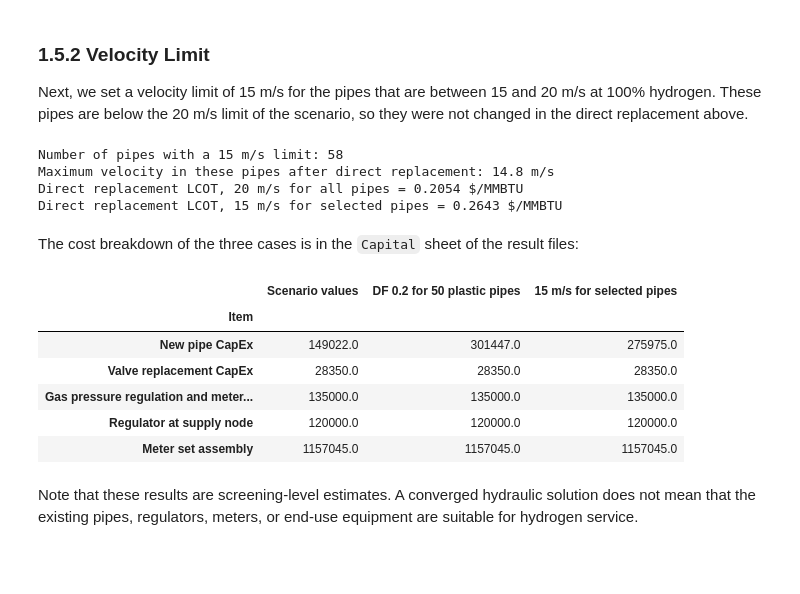
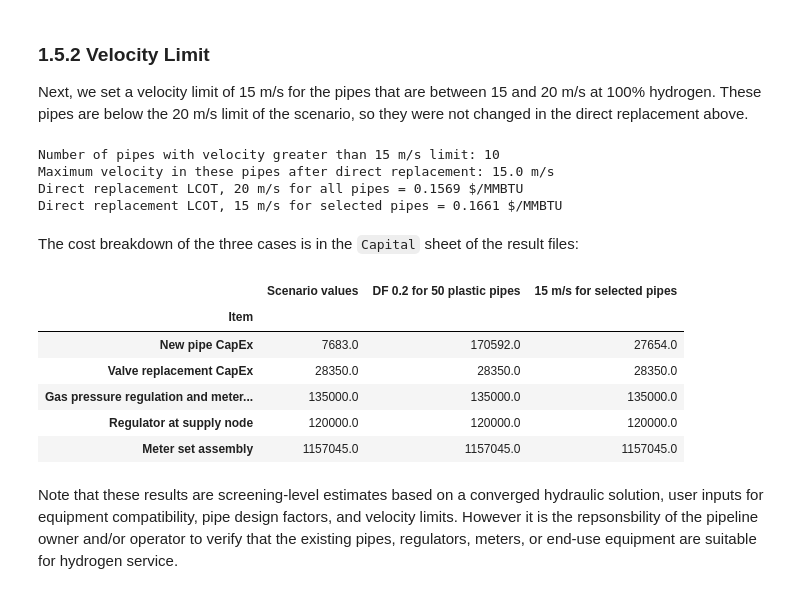
Before and after one commit to NatLabRockies/BlendPATH, a Jupyter notebook: examples/walkthrough_distribution.ipynb, the cells around one changed output. Drawn from its saved outputs; the diff is of its cells as text; code cells hidden in the pictures; blank space fills up the shorter version.

```diff
--- a/examples/walkthrough_distribution.ipynb
+++ b/examples/walkthrough_distribution.ipynb
@@ -327,12 +289,12 @@ Lowering the design factor reduces the design pressure of the selected plastic p
 
 Next, we set a velocity limit of 15 m/s for the pipes that are between 15 and 20 m/s at 100% hydrogen. These pipes are below the 20 m/s limit of the scenario, so they were not changed in the direct replacement above.
 # %%
-vl_scenario = BlendPATH.BlendPATH_scenario(casestudy_name="distribution_example", scenario_type="distribution", design_option=0.32, blend=1.0, filename_suffix="_low_velocity")
+vl_scenario = BlendPATH.BlendPATH_scenario(casestudy_name="distribution_example", scenario_type="distribution", blend=1.0, filename_suffix="_low_velocity")
 vl_scenario.max_velocity_distribution = 20
 vl_scenario.network.solve(c_relax=2.0)
 
 # names of the pipes between 15 and 20 m/s
-vl_pipes = [pipe.name for pipe in vl_scenario.network.pipes.values() if 15 < pipe.v_max <= 20]
+vl_pipes = [pipe.name for pipe in vl_scenario.network.pipes.values() if 15 <= pipe.v_max]
 
 for pipe_name in vl_pipes:
     vl_scenario.network.pipes[pipe_name].velocity_limit = 15
@@ -340,36 +302,36 @@ for pipe_name in vl_pipes:
 vl_lcot = float(vl_scenario.run_mod(mod_type="DR"))
 vl_network = vl_scenario.new_network
 
-print(f"Number of pipes with a 15 m/s limit: {len(vl_pipes)}")
+print(f"Number of pipes with velocity greater than 15 m/s limit: {len(vl_pipes)}")
 print(f"Maximum velocity in these pipes after direct replacement: {max(vl_network.pipes[pipe_name].v_max for pipe_name in vl_pipes):.1f} m/s")
 print(f"Direct replacement LCOT, 20 m/s for all pipes = {dr_lcot:.4f} $/MMBTU")
 print(f"Direct replacement LCOT, 15 m/s for selected pipes = {vl_lcot:.4f} $/MMBTU")
 # %% [output]
-Number of pipes with a 15 m/s limit: 58
-Maximum velocity in these pipes after direct replacement: 14.8 m/s
-Direct replacement LCOT, 20 m/s for all pipes = 0.2054 $/MMBTU
-Direct replacement LCOT, 15 m/s for selected pipes = 0.2643 $/MMBTU
+Number of pipes with velocity greater than 15 m/s limit: 10
+Maximum velocity in these pipes after direct replacement: 15.0 m/s
+Direct replacement LCOT, 20 m/s for all pipes = 0.1569 $/MMBTU
+Direct replacement LCOT, 15 m/s for selected pipes = 0.1661 $/MMBTU
 # %% [markdown]
 The cost breakdown of the three cases is in the `Capital` sheet of the result files:
 # %%
 result_files = "distribution_example/out/ResultFiles/"
 
 # read the Capital sheet of each result file and show them side by side
 pd.concat(
     {
-        "Scenario values": pd.read_excel(result_files + "DR_1.0_0.32.xlsx", sheet_name="Capital", index_col="Item")["Value ($)"],
-        "DF 0.2 for 50 plastic pipes": pd.read_excel(result_files + "DR_1.0_0.32_low_DF.xlsx", sheet_name="Capital", index_col="Item")["Value ($)"],
-        "15 m/s for selected pipes": pd.read_excel(result_files + "DR_1.0_0.32_low_velocity.xlsx", sheet_name="Capital", index_col="Item")["Value ($)"],
+        "Scenario values": pd.read_excel(result_files + "DR_1.0.xlsx", sheet_name="Capital", index_col="Item")["Value ($)"],
+        "DF 0.2 for 50 plastic pipes": pd.read_excel(result_files + "DR_1.0_low_DF.xlsx", sheet_name="Capital", index_col="Item")["Value ($)"],
+        "15 m/s for selected pipes": pd.read_excel(result_files + "DR_1.0_low_velocity.xlsx", sheet_name="Capital", index_col="Item")["Value ($)"],
     },
     axis=1,
 ).loc[lambda table: (table != 0).any(axis=1)].round(0)  # hide items that are zero in all cases
 # %% [output]
 |  | Scenario values | DF 0.2 for 50 plastic pipes | 15 m/s for selected pipes |
 | Item |  |  |  |
-| New pipe CapEx | 149022.0 | 301447.0 | 275975.0 |
+| New pipe CapEx | 7683.0 | 170592.0 | 27654.0 |
 | Valve replacement CapEx | 28350.0 | 28350.0 | 28350.0 |
 | Gas pressure regulation and meter... | 135000.0 | 135000.0 | 135000.0 |
 | Regulator at supply node | 120000.0 | 120000.0 | 120000.0 |
 | Meter set assembly | 1157045.0 | 1157045.0 | 1157045.0 |
 # %% [markdown]
-Note that these results are screening-level estimates. A converged hydraulic solution does not mean that the existing pipes, regulators, meters, or end-use equipment are suitable for hydrogen service.
+Note that these results are screening-level estimates based on a converged hydraulic solution, user inputs for equipment compatibility, pipe design factors, and velocity limits. However it is the repsonsbility of the pipeline owner and/or operator to verify that the existing pipes, regulators, meters, or end-use equipment are suitable for hydrogen service.
```
Also changed, not shown: parts of 20 cells of this notebook.
